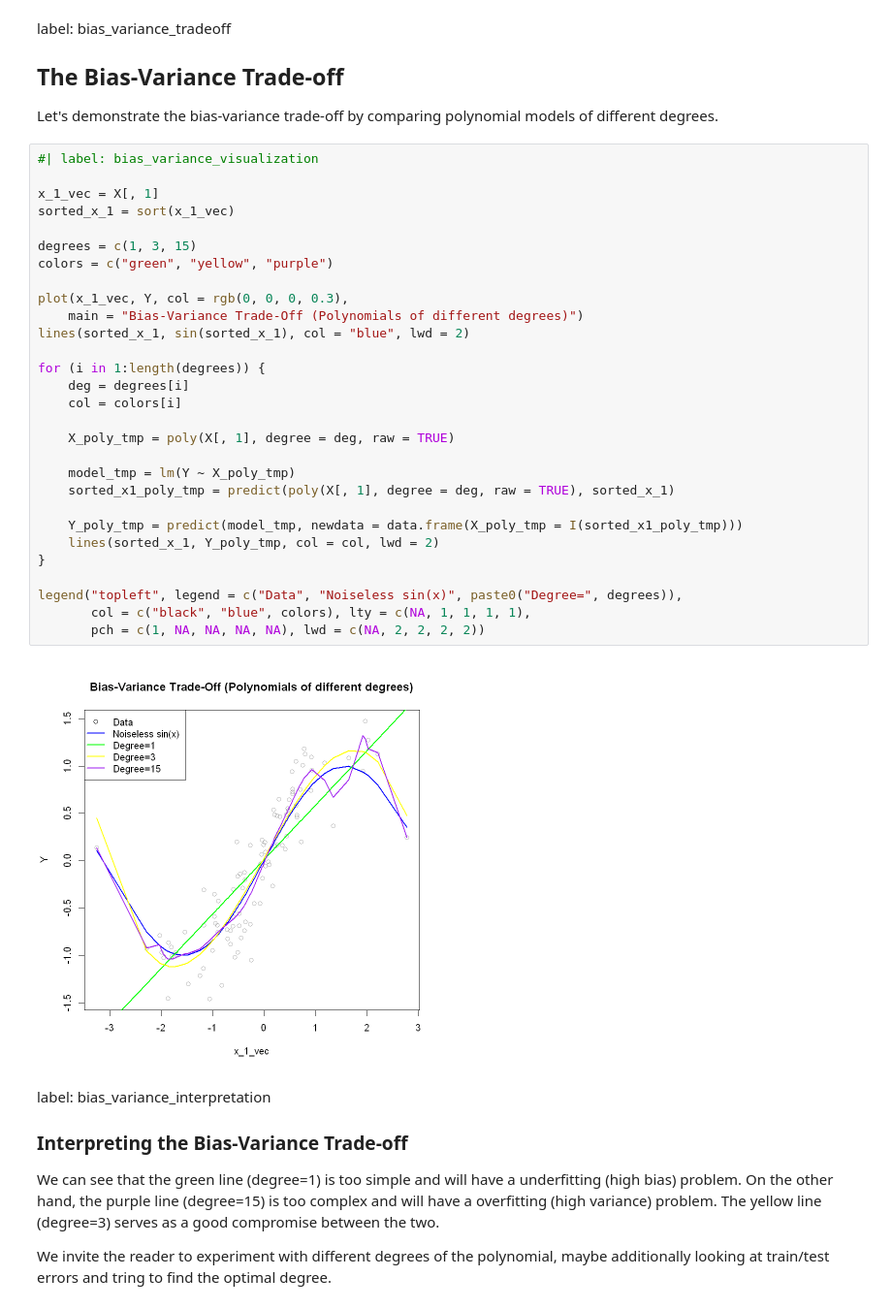
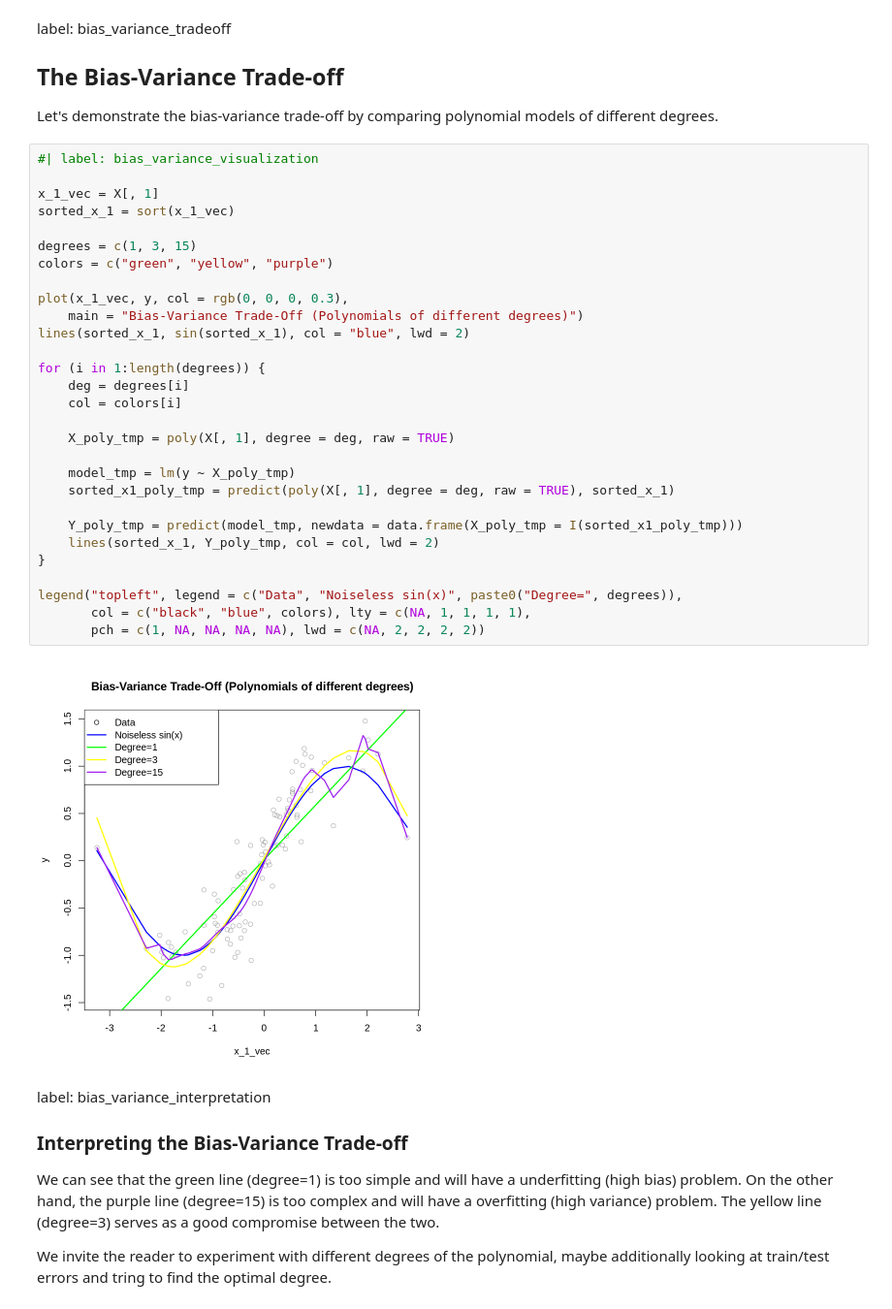
Before and after one commit to slds-lmu/lecture_sl, a Jupyter notebook: exercises/regularization-quarto/sol_regularization_1_R.ipynb, the cells around one changed output. Shown at 97% size. Cells and saved outputs as stored; diff of their text form.

```diff
--- a/exercises/regularization-quarto/sol_regularization_1_R.ipynb
+++ b/exercises/regularization-quarto/sol_regularization_1_R.ipynb
@@ -355,34 +362,34 @@ Let's demonstrate the bias-variance trade-off by comparing polynomial models of
 # %%
 #| label: bias_variance_visualization
 
 x_1_vec = X[, 1]
 sorted_x_1 = sort(x_1_vec)
 
 degrees = c(1, 3, 15)
 colors = c("green", "yellow", "purple")
 
-plot(x_1_vec, Y, col = rgb(0, 0, 0, 0.3),
+plot(x_1_vec, y, col = rgb(0, 0, 0, 0.3),
     main = "Bias-Variance Trade-Off (Polynomials of different degrees)")
 lines(sorted_x_1, sin(sorted_x_1), col = "blue", lwd = 2)
 
 for (i in 1:length(degrees)) {
     deg = degrees[i]
     col = colors[i]
 
     X_poly_tmp = poly(X[, 1], degree = deg, raw = TRUE)
 
-    model_tmp = lm(Y ~ X_poly_tmp)
+    model_tmp = lm(y ~ X_poly_tmp)
     sorted_x1_poly_tmp = predict(poly(X[, 1], degree = deg, raw = TRUE), sorted_x_1)
 
     Y_poly_tmp = predict(model_tmp, newdata = data.frame(X_poly_tmp = I(sorted_x1_poly_tmp)))
     lines(sorted_x_1, Y_poly_tmp, col = col, lwd = 2)
 }
 
 legend("topleft", legend = c("Data", "Noiseless sin(x)", paste0("Degree=", degrees)),
        col = c("black", "blue", colors), lty = c(NA, 1, 1, 1, 1),
        pch = c(1, NA, NA, NA, NA), lwd = c(NA, 2, 2, 2, 2))
 # %% [output]
-[figure, old version]
+[figure, new version]
 # %% [markdown]
 label: bias_variance_interpretation
 
```
Also changed, not shown: parts of 25 cells of this notebook.
